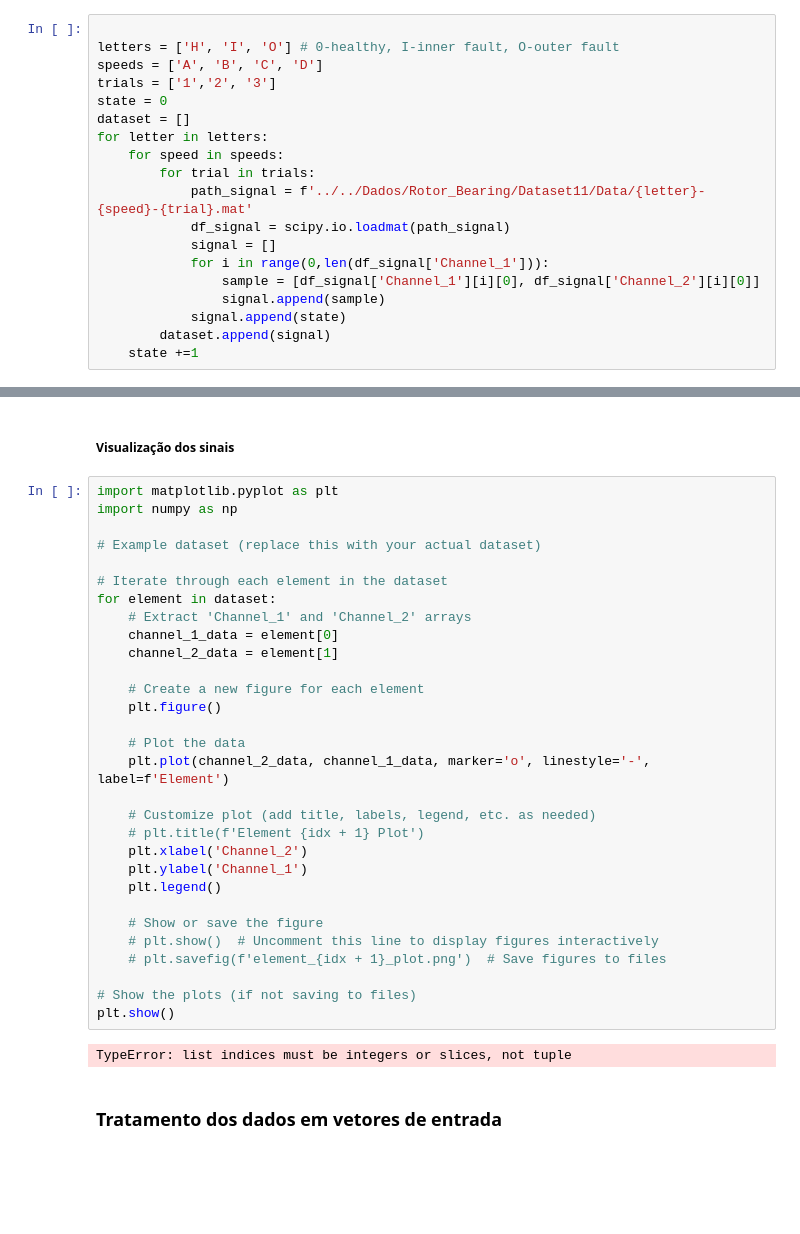
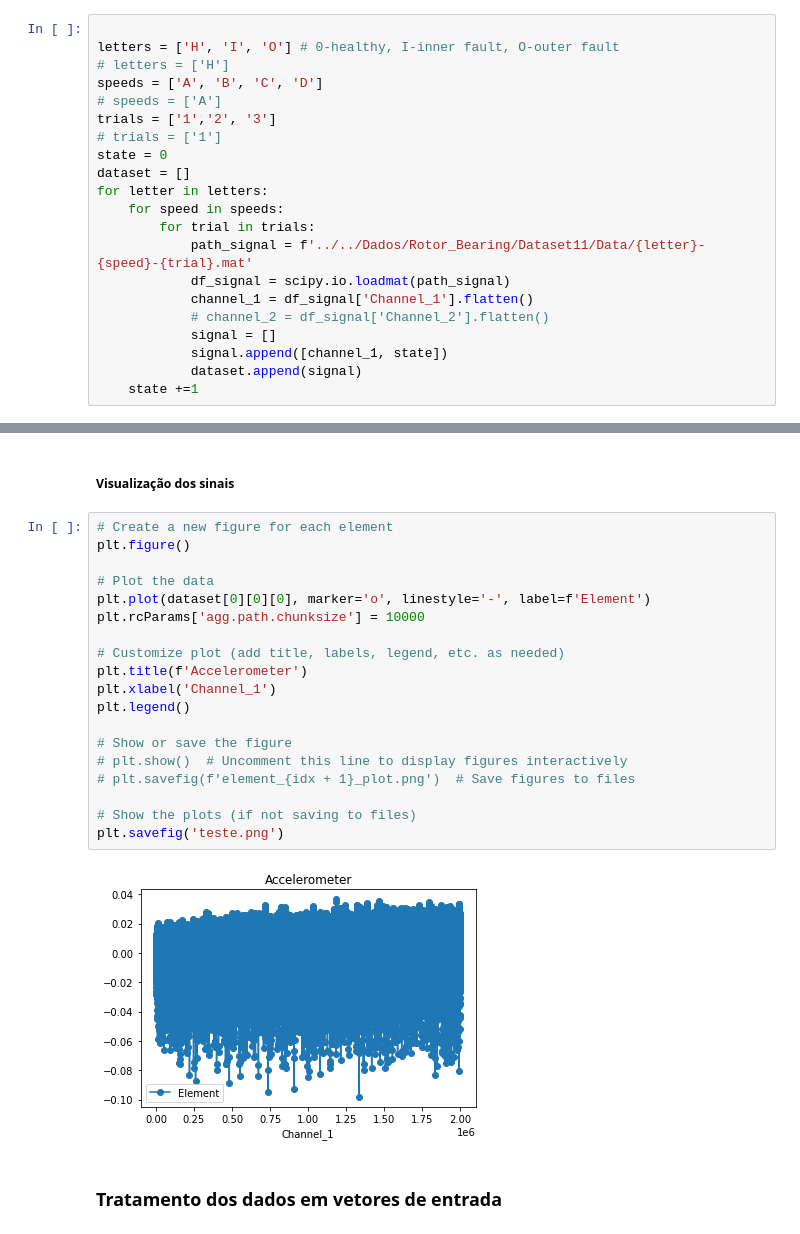
Before and after one commit to AmandaRosa/Rotor_Bearing, a Jupyter notebook: Rotor_bearing_cluster_and_classification_Dataset11.ipynb, the cells around one changed output, grey strips where cells are left out. Saved outputs shown, nothing was run; the diff lists cells and outputs as text; blank space fills up the shorter version.

```diff
--- a/Rotor_bearing_cluster_and_classification_Dataset11.ipynb
+++ b/Rotor_bearing_cluster_and_classification_Dataset11.ipynb
@@ -14,8 +14,11 @@ import scipy.io
 # %%
 
 letters = ['H', 'I', 'O'] # 0-healthy, I-inner fault, O-outer fault
+# letters = ['H']
 speeds = ['A', 'B', 'C', 'D']
+# speeds = ['A']
 trials = ['1','2', '3']
+# trials = ['1']
 state = 0
 dataset = []
 for letter in letters:
@@ -23,10 +26,9 @@ for letter in letters:
         for trial in trials:
             path_signal = f'../../Dados/Rotor_Bearing/Dataset11/Data/{letter}-{speed}-{trial}.mat'
             df_signal = scipy.io.loadmat(path_signal)
+            channel_1 = df_signal['Channel_1'].flatten()
+            # channel_2 = df_signal['Channel_2'].flatten()
             signal = []
-            for i in range(0,len(df_signal['Channel_1'])):
-                sample = [df_signal['Channel_1'][i][0], df_signal['Channel_2'][i][0]]
-                signal.append(sample)
-            signal.append(state)
-        dataset.append(signal)
+            signal.append([channel_1, state])
+            dataset.append(signal)
     state +=1
@@ -48,37 +50,26 @@ print(f'Accuracy: {accuracy_percentage:.2f}%')
 # %% [markdown]
 ##### Visualização dos sinais
 # %%
-import matplotlib.pyplot as plt
-import numpy as np
+# Create a new figure for each element
+plt.figure()
 
-# Example dataset (replace this with your actual dataset)
+# Plot the data
+plt.plot(dataset[0][0][0], marker='o', linestyle='-', label=f'Element')
+plt.rcParams['agg.path.chunksize'] = 10000
 
-# Iterate through each element in the dataset
-for element in dataset:
-    # Extract 'Channel_1' and 'Channel_2' arrays
-    channel_1_data = element[0]
-    channel_2_data = element[1]
+# Customize plot (add title, labels, legend, etc. as needed)
+plt.title(f'Accelerometer')
+plt.xlabel('Channel_1')
+plt.legend()
 
-    # Create a new figure for each element
-    plt.figure()
-
-    # Plot the data
-    plt.plot(channel_2_data, channel_1_data, marker='o', linestyle='-', label=f'Element')
-
-    # Customize plot (add title, labels, legend, etc. as needed)
-    # plt.title(f'Element {idx + 1} Plot')
-    plt.xlabel('Channel_2')
-    plt.ylabel('Channel_1')
-    plt.legend()
-
-    # Show or save the figure
-    # plt.show()  # Uncomment this line to display figures interactively
-    # plt.savefig(f'element_{idx + 1}_plot.png')  # Save figures to files
+# Show or save the figure
+# plt.show()  # Uncomment this line to display figures interactively
+# plt.savefig(f'element_{idx + 1}_plot.png')  # Save figures to files
 
 # Show the plots (if not saving to files)
-plt.show()
+plt.savefig('teste.png')
 # %% [output]
-TypeError: list indices must be integers or slices, not tuple
+[figure, added]
 # %% [markdown]
 ### Tratamento dos dados em vetores de entrada
 # %% [markdown]
```
Also changed, not shown: parts of 43 cells of this notebook, 2 other files.
